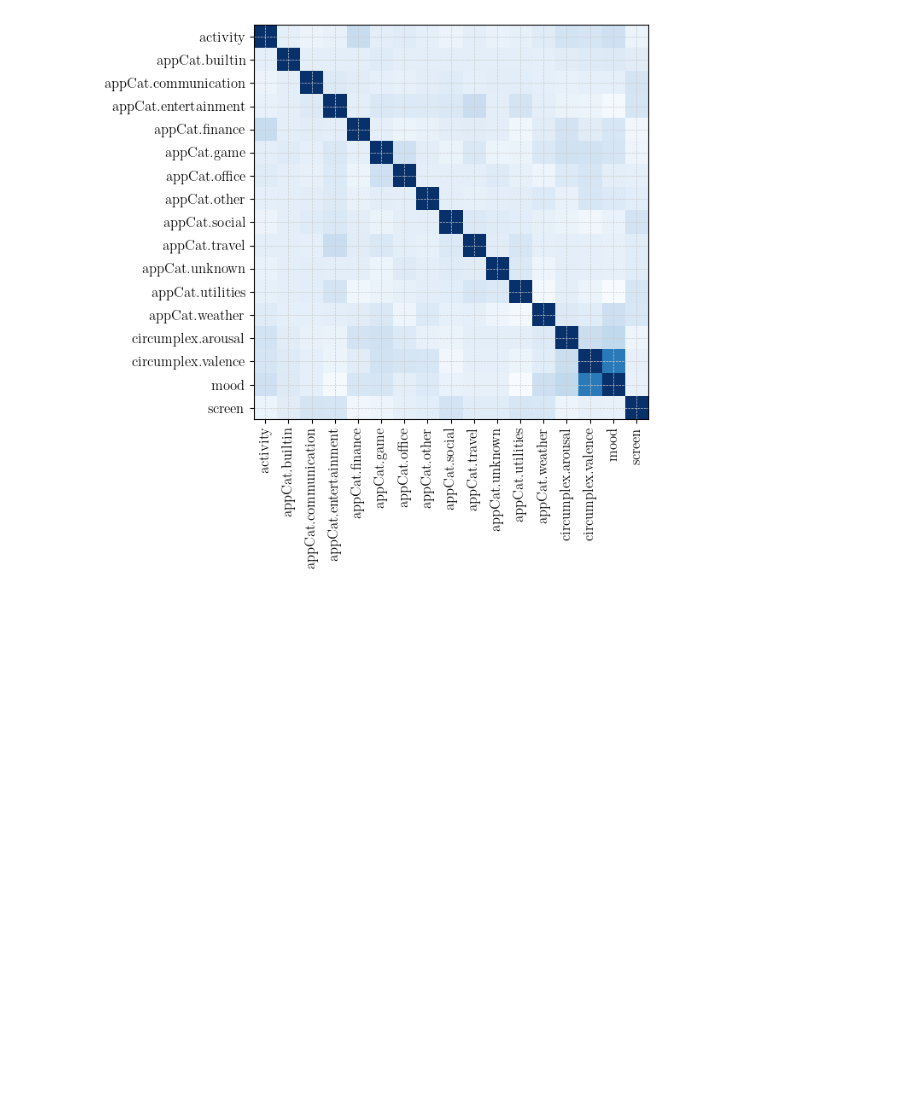
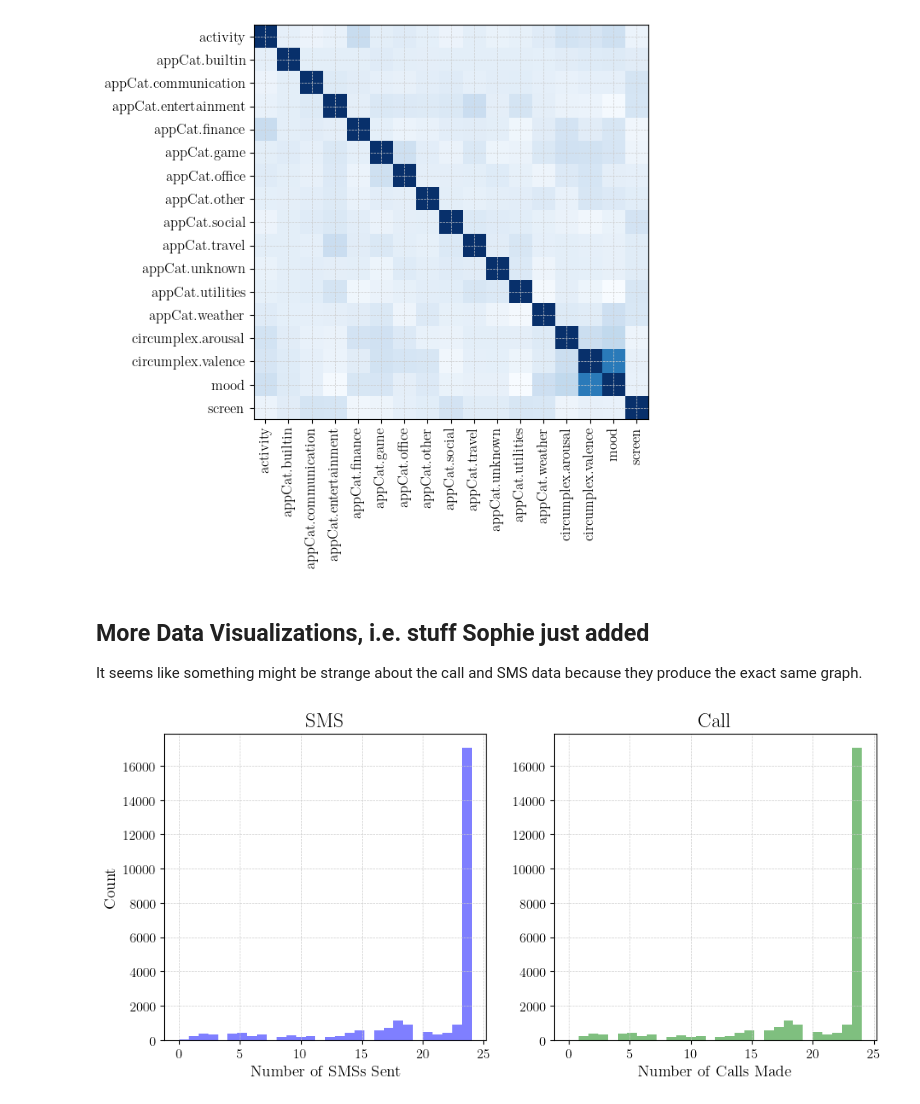
Before and after one commit to AmirSahrani/DMT_Assignments, a Jupyter notebook: analysis.ipynb, the cells around one changed output. Saved outputs shown, nothing was run; the diff lists cells and outputs as text; code cells hidden in the pictures; blank space fills up the shorter version.

```diff
--- a/analysis.ipynb
+++ b/analysis.ipynb
@@ -166,3 +167,26 @@ plt.yticks(range(len(corr.columns)), corr.columns)
 plt.show()
 # %% [output]
 [figure]
+# %% [markdown]
+## More Data Visualizations, i.e. stuff Sophie just added
+It seems like something might be strange about the call and SMS data because they produce the exact same graph.
+# %%
+#Histograms for Call and SMS overall
+
+sms_data = data_pivot["sms"]
+call_data = data_pivot["call"]
+
+fig, axes = plt.subplots(nrows=1, ncols=2, figsize=(10, 5))
+axes[0].hist(sms_data, bins=30, color='blue', alpha=0.5)
+axes[0].set_xlabel("Number of SMSs Sent")
+axes[0].set_ylabel("Count")
+axes[0].set_title('SMS')
+
+axes[1].hist(call_data, bins=30, color='green', alpha=0.5)
+axes[1].set_xlabel("Number of Calls Made")
+axes[1].set_title('Call')
+
+plt.tight_layout()
+plt.show()
+# %% [output]
+[figure, added]
```
Also changed, not shown: parts of 6 cells of this notebook.
